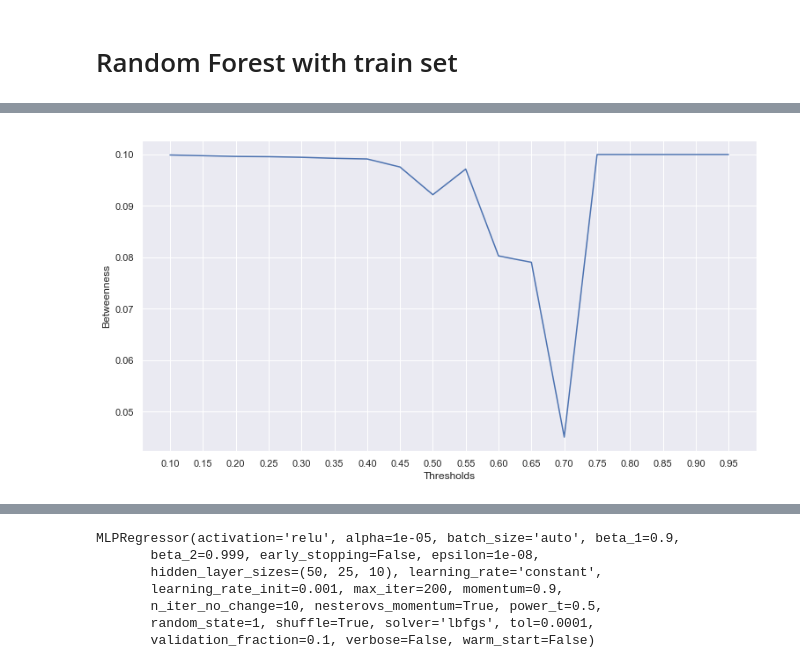
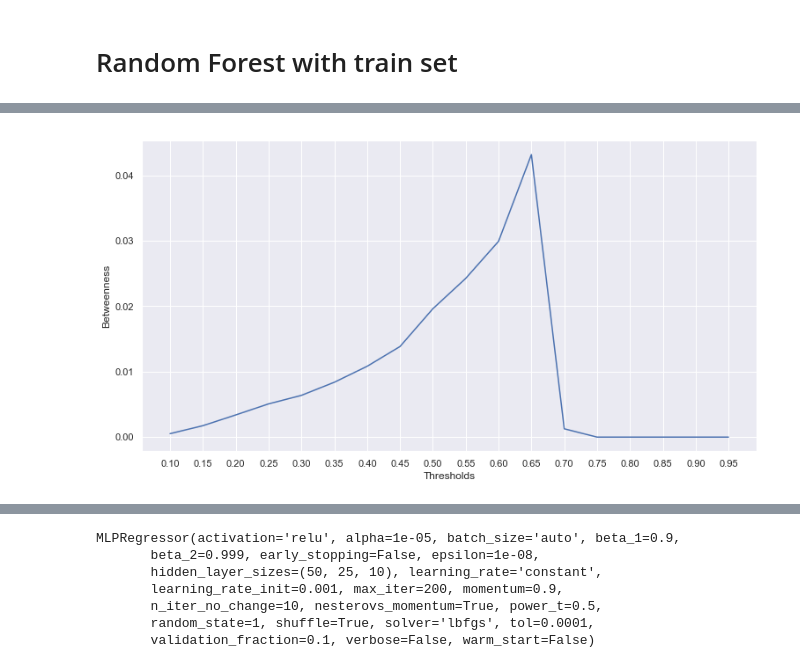
Before and after one commit to alchemist5617/Climate-Network, a Jupyter notebook: Network Predictive Power.ipynb, the cells around one changed output, grey strips where cells are left out. Cells and saved outputs as stored; diff of their text form; code cells hidden in the pictures.

```diff
--- a/Network Predictive Power.ipynb
+++ b/Network Predictive Power.ipynb
@@ -299,6 +350,17 @@ plt.plot(r,average_shortest_path_length);
 # %% [markdown]
 # Random Forest with train set
 # %%
+average_degree = []
+second_moment = []
+variance = []
+shannon_entropy = []
+transitivity_pr = []
+average_cluster= []
+average_shortest_path_length = []
+average_closeness = []
+average_betweennes = []
+average_eigenvector = []
+average_pagerank =  []
 r = np.arange(0.1,1,0.05)
 degree = []
 R2 = []
@@ -315,9 +377,32 @@ for i in range(len(r)):
     S.append(len(max(nx.connected_component_subgraphs(G), key=len)))
     components.append(c)
 
-    average_degree,second_moment,variance,shannon_entropy,transitivity_pr,average_cluster,
-    average_shortest_path_length, average_closeness, average_betweennes, average_eigenvector,
-    average_pagerank = graph_average_calculator(G)
+ #   average_degree,second_moment,variance,shannon_entropy,transitivity_pr,average_cluster,
+  #  average_shortest_path_length, average_closeness, average_betweennes, average_eigenvector,
+   # average_pagerank = graph_average_calculator(G)
+
+    degree = dict(G.degree())
+    closseness = nx.closeness_centrality(G)
+    kcore = dict(nx.core_number(G))
+    betweeness= dict(nx.betweenness_centrality(G))
+    pagerank = dict(nx.pagerank(G, alpha=0.85))
+    eigenvector = dict(nx.eigenvector_centrality(G, max_iter = 1000))
+
+    average_degree.append(nb.momment_of_degree_distribution(G,1))                  #First Moment
+    second_moment.append(nb.momment_of_degree_distribution(G,2))                   #Second Moment
+    variance.append(nb.momment_of_degree_distribution(G,2) - nb.momment_of_degree_distribution(G,1)**2)     #Variance
+    shannon_entropy.append(nb.shannon_entropy(G))                                  #Shanon Entropy
+    transitivity_pr.append(nx.transitivity(G))                                     #Transitivity
+    average_cluster.append(nx.average_clustering(G))
+    if nx.is_connected(G) == True:
+        average_shortest_path_length.append(nx.average_shortest_path_length(G))     #Average Shortest Path
+    else:
+        average_shortest_path_length.append(0)
+
+    average_closeness.append(np.mean(list(closseness.values())))                       #Average closeness centrality
+    average_betweennes.append(np.mean(list(betweeness.values())))                        #Average betweenness centrality
+    average_eigenvector.append(np.mean(list(eigenvector.values())))                      #Average eigenvector centrality
+    average_pagerank.append(np.mean(list(pagerank.values())))
 
     X = feature_extractor(G)
     Y = data[M-2,:]
@@ -412,9 +549,9 @@ plt.plot(r,MSE);
 # %%
 fig, ax = plt.subplots()
 fig.set_size_inches(12.5, 6.5)
 plt.xticks(r)
 plt.ylabel("Betweenness")
 plt.xlabel("Thresholds")
-plt.plot(r,average_eigenvector);
+plt.plot(r,average_betweennes);
 # %% [output]
-[figure, old version]
+[figure, new version]
```
Also changed, not shown: parts of 17 cells of this notebook.
